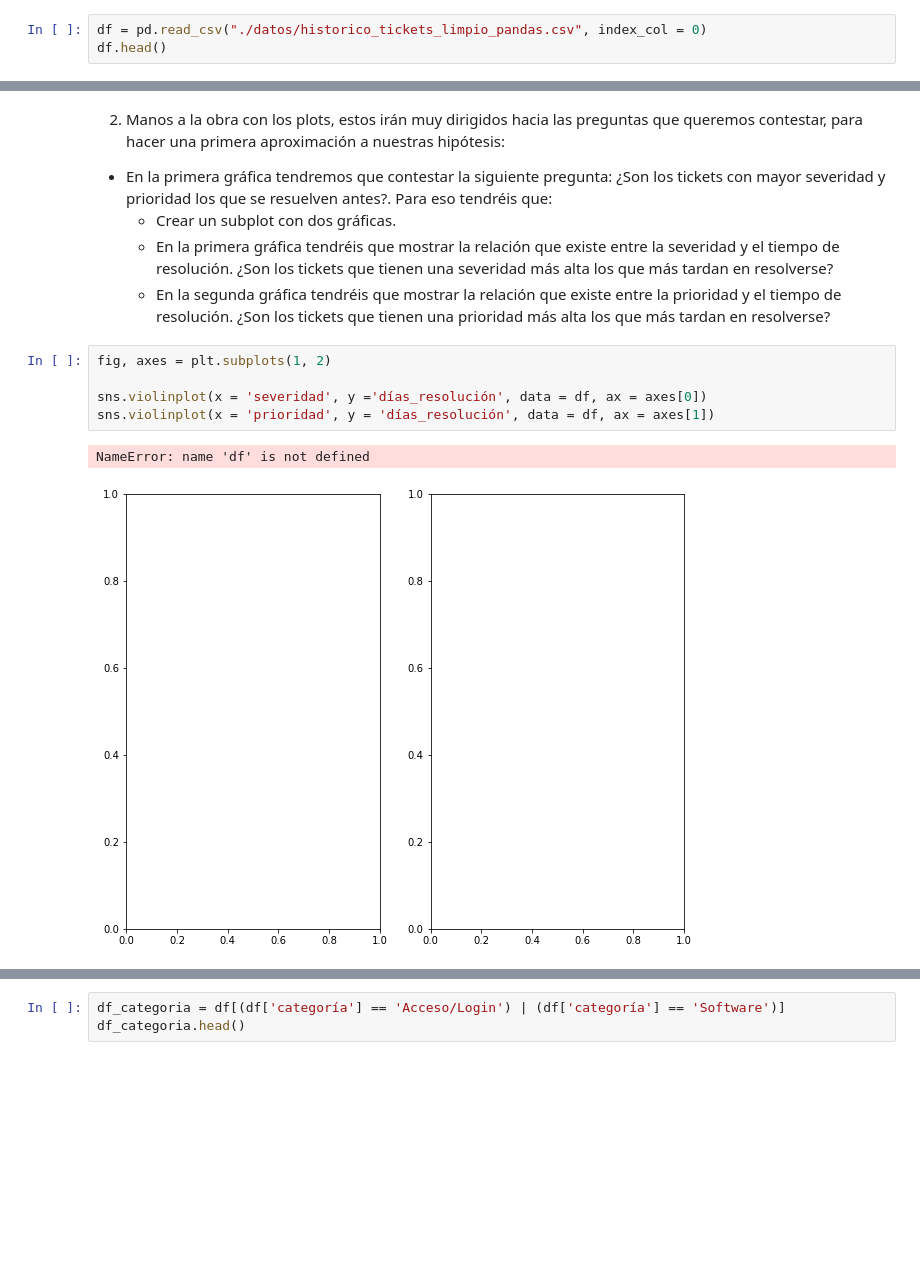
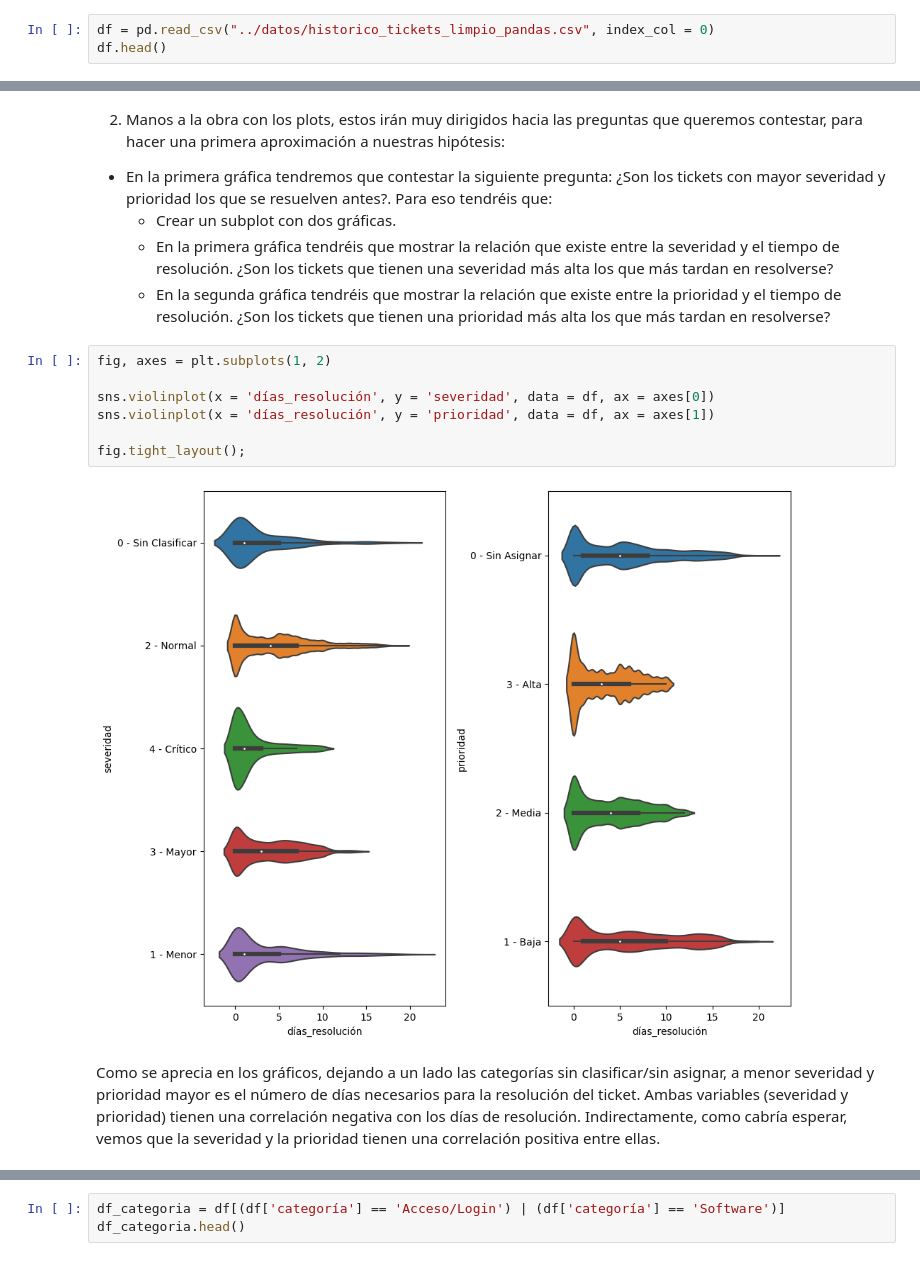
Before and after one commit to Adalab/promo-d-da-modulo2-sprint2-elisa-maitane, a Jupyter notebook: eda/eda-III-analisis_exploratorio_grafico.ipynb, the cells around one changed output, grey strips where cells are left out. Cells and saved outputs as stored; diff of their text form; blank space fills up the shorter version.

```diff
--- a/eda/eda-III-analisis_exploratorio_grafico.ipynb
+++ b/eda/eda-III-analisis_exploratorio_grafico.ipynb
@@ -13,6 +16,6 @@ warnings.filterwarnings('ignore')
 # %%
 plt.rcParams["figure.figsize"] = (10,8)
 # %%
-df = pd.read_csv("./datos/historico_tickets_limpio_pandas.csv", index_col = 0)
+df = pd.read_csv("../datos/historico_tickets_limpio_pandas.csv", index_col = 0)
 df.head()
 # %% [output]
@@ -26,10 +34,13 @@ FileNotFoundError: [Errno 2] No such file or directory: './datos/historico_ticke
 # %%
 fig, axes = plt.subplots(1, 2)
 
-sns.violinplot(x = 'severidad', y ='días_resolución', data = df, ax = axes[0])
-sns.violinplot(x = 'prioridad', y = 'días_resolución', data = df, ax = axes[1])
+sns.violinplot(x = 'días_resolución', y = 'severidad', data = df, ax = axes[0])
+sns.violinplot(x = 'días_resolución', y = 'prioridad', data = df, ax = axes[1])
+
+fig.tight_layout();
 # %% [output]
-NameError: name 'df' is not defined
-[figure, old version]
+[figure, new version]
+# %% [markdown]
+Como se aprecia en los gráficos, dejando a un lado las categorías sin clasificar/sin asignar, a menor severidad y prioridad mayor es el número de días necesarios para la resolución del ticket. Ambas variables (severidad y prioridad) tienen una correlación negativa con los días de resolución. Indirectamente, como cabría esperar, vemos que la severidad y la prioridad tienen una correlación positiva entre ellas.
 # %% [markdown]
 - En la segunda gráfica contestaremos a la siguiente pregunta: ¿Están los clientes con problemas de acceso y login más contentos que los que tienen problemas de software?. Para eso tendréis que:
```
Also changed, not shown: parts of 21 cells of this notebook, 3 other files.
